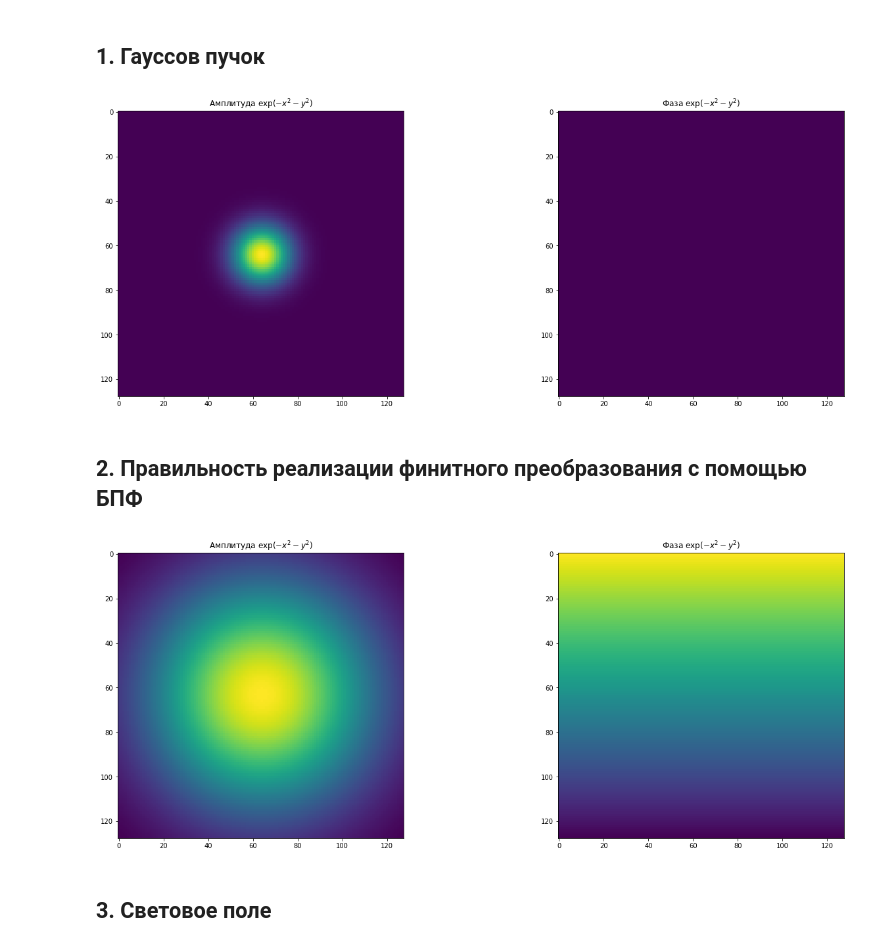
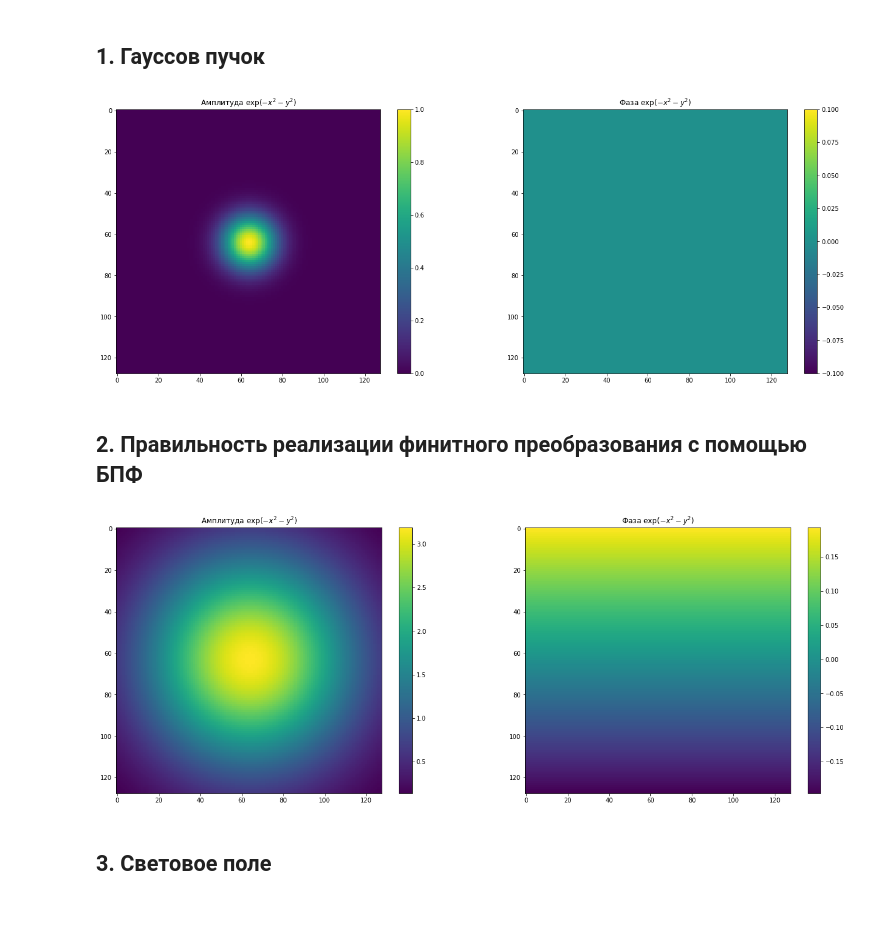
Before and after one commit to zsxoff/course-computer-optics, a Jupyter notebook: laboratory-2.ipynb, the cells around one changed output. Saved outputs shown, nothing was run; the diff lists cells and outputs as text; code cells hidden in the pictures; blank space fills up the shorter version.

Commit message:
add colorbars; clean up code

```diff
--- a/laboratory-2.ipynb
+++ b/laboratory-2.ipynb
@@ -289,35 +287,29 @@ plt.show()
 # %%
 def gen_gaussian_beam_2d(x, y):
     return np.exp(-x ** 2 - y ** 2)
 
 lspace = np.linspace(-a, a, num=N, endpoint=False)
 X, Y = np.meshgrid(lspace, lspace)
 
-gaussian_beam_2d = gen_gaussian_beam_2d(X, Y)
+gaussian_beam_2d = gen_gaussian_beam_2d(X, Y).astype(np.complex)
 
 # - - -- - -- - -- - -- - -- - -- - -- - -- - -- - -- - -- - -- - -- - -- - -
 
 fig = plt.figure(figsize=(22, 8))
 
-# ax = fig.add_subplot(121, projection="3d")
-# ax.plot_surface(X, Y, np.absolute(gaussian_beam_2d), cmap="coolwarm", antialiased=True)
-# plt.title(r"Амплитуда $\exp(-x^2 -y^2)$")
-
-# ax = fig.add_subplot(122, projection="3d")
-# ax.plot_surface(X, Y, np.angle(gaussian_beam_2d), cmap="coolwarm", antialiased=True)
-# plt.title(r"Фаза $\exp(-x^2 -y^2)$")
-
 ax = fig.add_subplot(121)
 plt.imshow(np.absolute(gaussian_beam_2d))
 plt.title(r"Амплитуда $\exp(-x^2 -y^2)$")
+plt.colorbar()
 
 ax = fig.add_subplot(122)
 plt.imshow(np.angle(gaussian_beam_2d))
 plt.title(r"Фаза $\exp(-x^2 -y^2)$")
+plt.colorbar()
 
 plt.show()
 # %% [output]
-[figure, old version]
+[figure, new version]
 # %% [markdown]
 ## 2. Правильность реализации финитного преобразования с помощью БПФ
 # %%
@@ -348,31 +340,21 @@ fft_gaussian_beam_2d, domain = finite_fft_2d(gaussian_beam_2d, a=-a, b=a, N=N, M
 
 # - - -- - -- - -- - -- - -- - -- - -- - -- - -- - -- - -- - -- - -- - -- - -
 
-lspace = np.linspace(domain[0], domain[1], num=N, endpoint=False)
-
-X, Y = np.meshgrid(lspace, lspace)
-
 fig = plt.figure(figsize=(22, 8))
-
-# ax = fig.add_subplot(121, projection="3d")
-# ax.plot_surface(X, Y, np.absolute(fft_gaussian_beam_2d), cmap="coolwarm", antialiased=True)
-# plt.title(r"Амплитуда $\exp(-x^2 -y^2)$")
-
-# ax = fig.add_subplot(122, projection="3d")
-# ax.plot_surface(X, Y, np.angle(fft_gaussian_beam_2d), cmap="coolwarm", antialiased=True)
-# plt.title(r"Фаза $\exp(-x^2 -y^2)$")
 
 ax = fig.add_subplot(121)
 plt.imshow(np.absolute(fft_gaussian_beam_2d))
 plt.title(r"Амплитуда $\exp(-x^2 -y^2)$")
+plt.colorbar()
 
 ax = fig.add_subplot(122)
 plt.imshow(np.angle(fft_gaussian_beam_2d))
 plt.title(r"Фаза $\exp(-x^2 -y^2)$")
+plt.colorbar()
 
 plt.show()
 # %% [output]
-[figure, old version]
+[figure, new version]
 # %% [markdown]
 ## 3. Световое поле
 # %%
```
Also changed, not shown: parts of 6 cells of this notebook.
